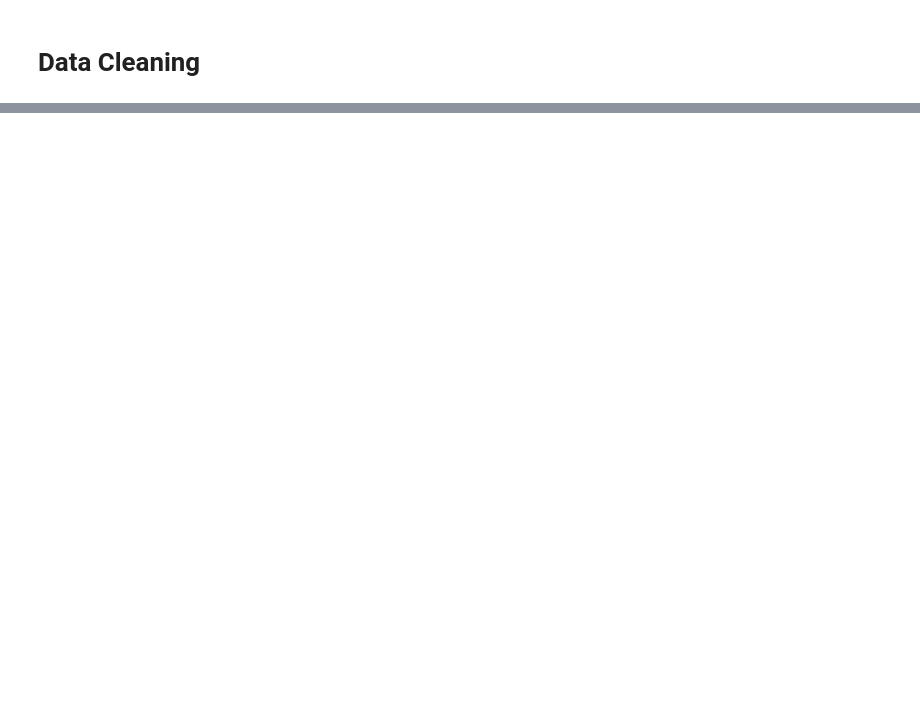
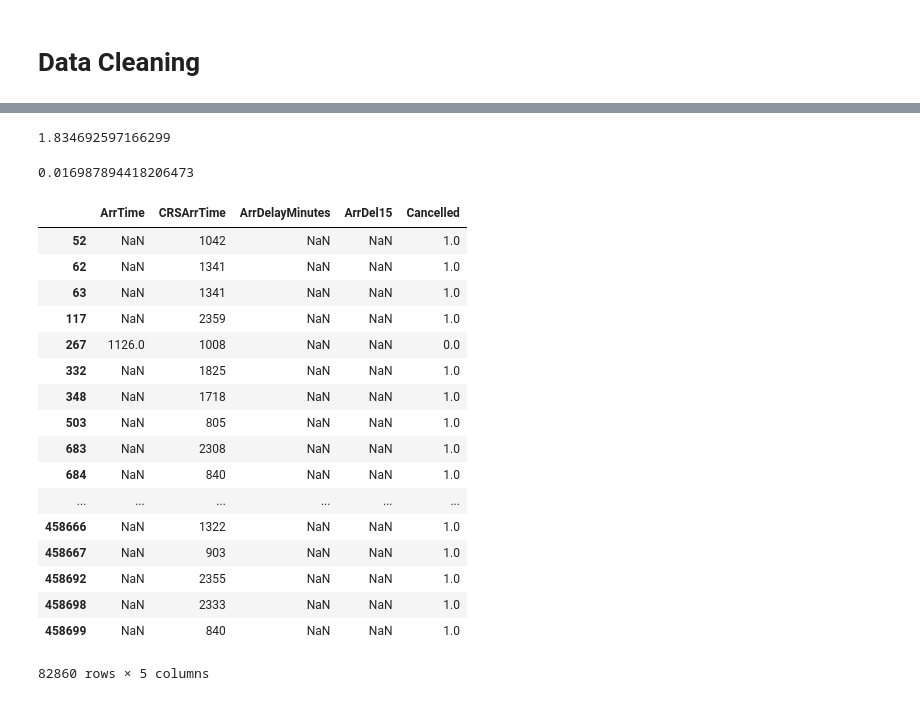
Before and after one commit to prakashm94/Data-Science-2017-fall, a Jupyter notebook: Project/Data_Cleaning.ipynb, the cells around one changed output, grey strips where cells are left out. Saved outputs shown, nothing was run; the diff lists cells and outputs as text; code cells hidden in the pictures; blank space fills up the shorter version.

```diff
--- a/Project/Data_Cleaning.ipynb
+++ b/Project/Data_Cleaning.ipynb
@@ -32,0 +137,8 @@ df = pd.concat([d1, d2, d3, d4, d5, d6, d7, d8, d9])
+# %%
+7845984/d.shape[0]
+# %% [output]
+1.834692597166299
+# %%
+72648/d.shape[0]
+# %% [output]
+0.016987894418206473
@@ -32,0 +147,21 @@ df = pd.concat([d1, d2, d3, d4, d5, d6, d7, d8, d9])
+# %%
+d[['ArrTime','CRSArrTime','ArrDelayMinutes','ArrDel15','Cancelled']][d.ArrDel15.isnull()]
+# %% [output]
+|  | ArrTime | CRSArrTime | ArrDelayMinutes | ArrDel15 | Cancelled |
+| 52 | NaN | 1042 | NaN | NaN | 1.0 |
+| 62 | NaN | 1341 | NaN | NaN | 1.0 |
+| 63 | NaN | 1341 | NaN | NaN | 1.0 |
+| 117 | NaN | 2359 | NaN | NaN | 1.0 |
+| 267 | 1126.0 | 1008 | NaN | NaN | 0.0 |
+| 332 | NaN | 1825 | NaN | NaN | 1.0 |
+| 348 | NaN | 1718 | NaN | NaN | 1.0 |
+| 503 | NaN | 805 | NaN | NaN | 1.0 |
+| 683 | NaN | 2308 | NaN | NaN | 1.0 |
+| 684 | NaN | 840 | NaN | NaN | 1.0 |
+| ... | ... | ... | ... | ... | ... |
+| 458666 | NaN | 1322 | NaN | NaN | 1.0 |
+| 458667 | NaN | 903 | NaN | NaN | 1.0 |
+| 458692 | NaN | 2355 | NaN | NaN | 1.0 |
+| 458698 | NaN | 2333 | NaN | NaN | 1.0 |
+| 458699 | NaN | 840 | NaN | NaN | 1.0 |
+82860 rows × 5 columns
```
Also changed, not shown: parts of 32 cells of this notebook.
